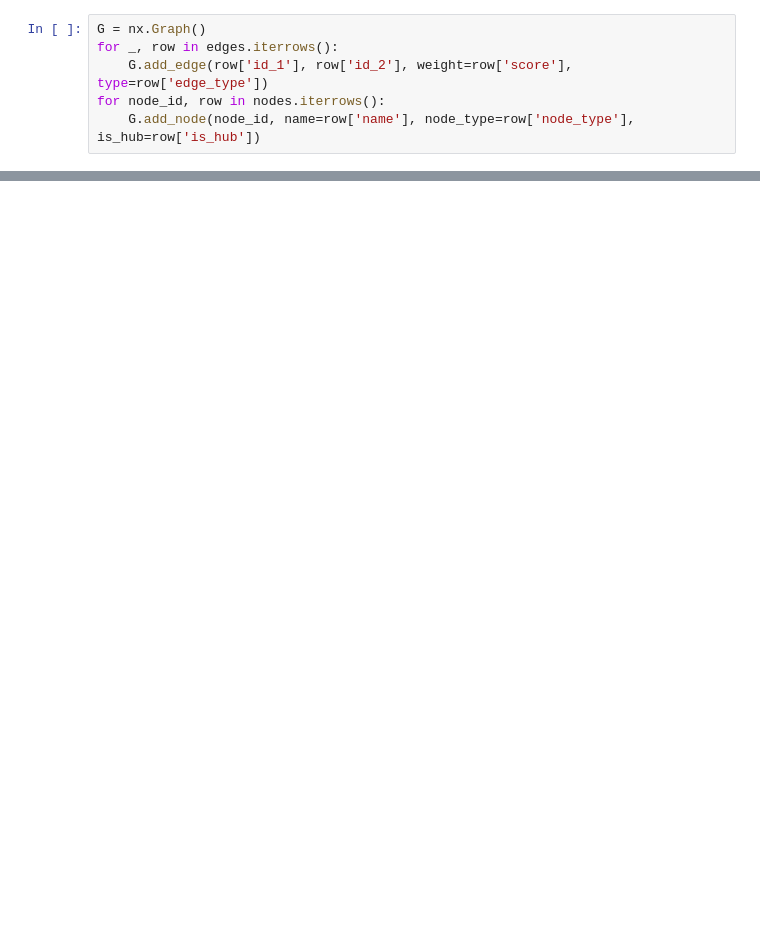
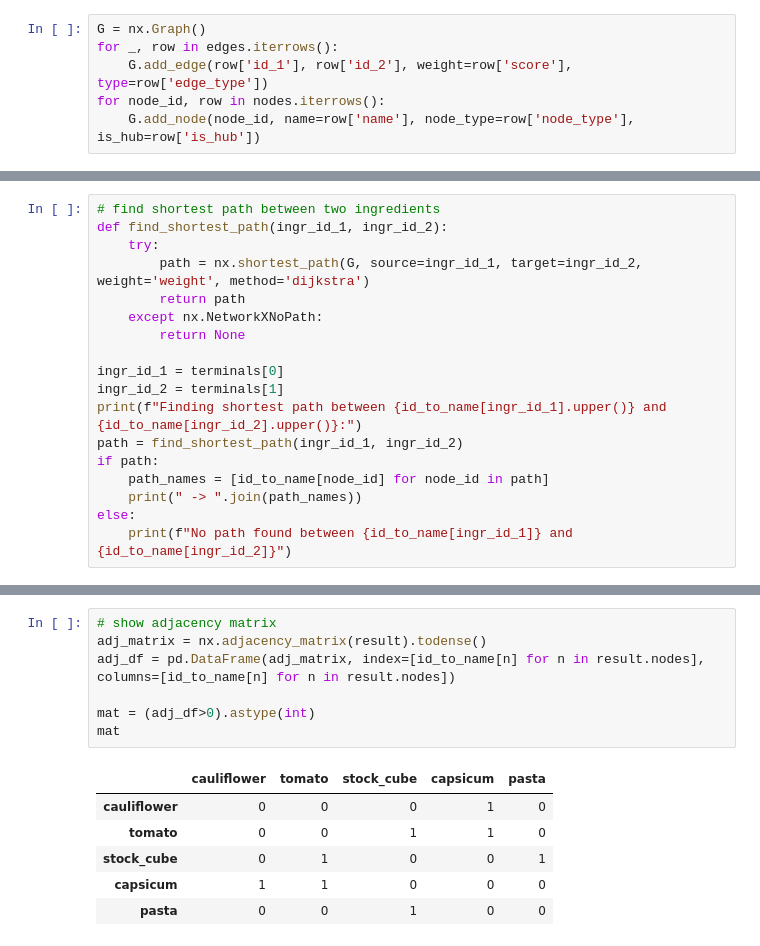
Before and after one commit to Marcrulo/ElevateMyDish, a Jupyter notebook: src/main.ipynb, the cells around one changed output, grey strips where cells are left out. Saved outputs shown, nothing was run; the diff lists cells and outputs as text; blank space fills up the shorter version.

```diff
--- a/src/main.ipynb
+++ b/src/main.ipynb
@@ -132,0 +155,18 @@ plt.show()
+# %%
+# find shortest path between two ingredients
+def find_shortest_path(ingr_id_1, ingr_id_2):
+    try:
+        path = nx.shortest_path(G, source=ingr_id_1, target=ingr_id_2, weight='weight', method='dijkstra')
+        return path
+    except nx.NetworkXNoPath:
+        return None
+
+ingr_id_1 = terminals[0]
+ingr_id_2 = terminals[1]
+print(f"Finding shortest path between {id_to_name[ingr_id_1].upper()} and {id_to_name[ingr_id_2].upper()}:")
+path = find_shortest_path(ingr_id_1, ingr_id_2)
+if path:
+    path_names = [id_to_name[node_id] for node_id in path]
+    print(" -> ".join(path_names))
+else:
+    print(f"No path found between {id_to_name[ingr_id_1]} and {id_to_name[ingr_id_2]}")
@@ -132,0 +257,14 @@ plt.show()
+# %%
+# show adjacency matrix
+adj_matrix = nx.adjacency_matrix(result).todense()
+adj_df = pd.DataFrame(adj_matrix, index=[id_to_name[n] for n in result.nodes], columns=[id_to_name[n] for n in result.nodes])
+
+mat = (adj_df>0).astype(int)
+mat
+# %% [output]
+|  | cauliflower | tomato | stock_cube | capsicum | pasta |
+| cauliflower | 0 | 0 | 0 | 1 | 0 |
+| tomato | 0 | 0 | 1 | 1 | 0 |
+| stock_cube | 0 | 1 | 0 | 0 | 1 |
+| capsicum | 1 | 1 | 0 | 0 | 0 |
+| pasta | 0 | 0 | 1 | 0 | 0 |
```
Also changed, not shown: parts of 25 cells of this notebook, 3 other files.
